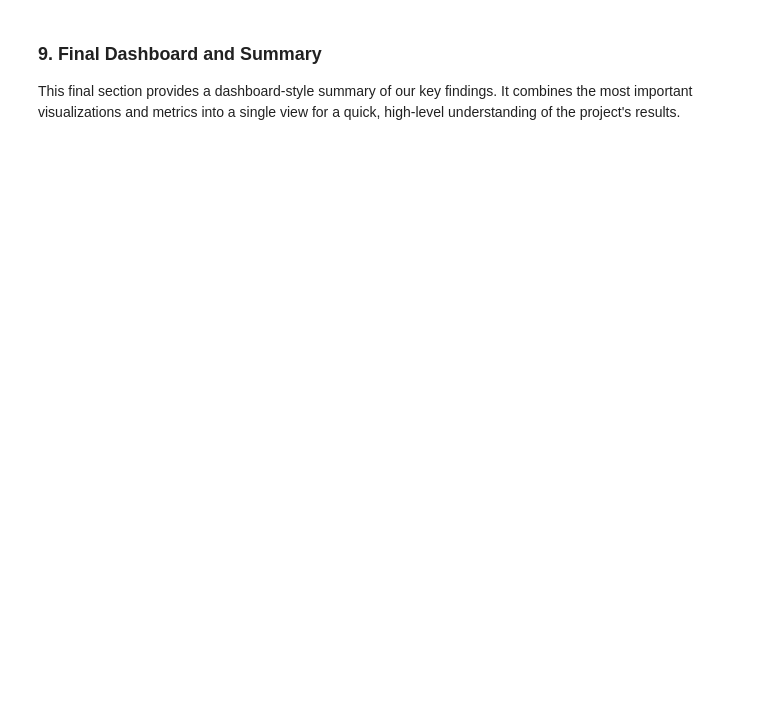
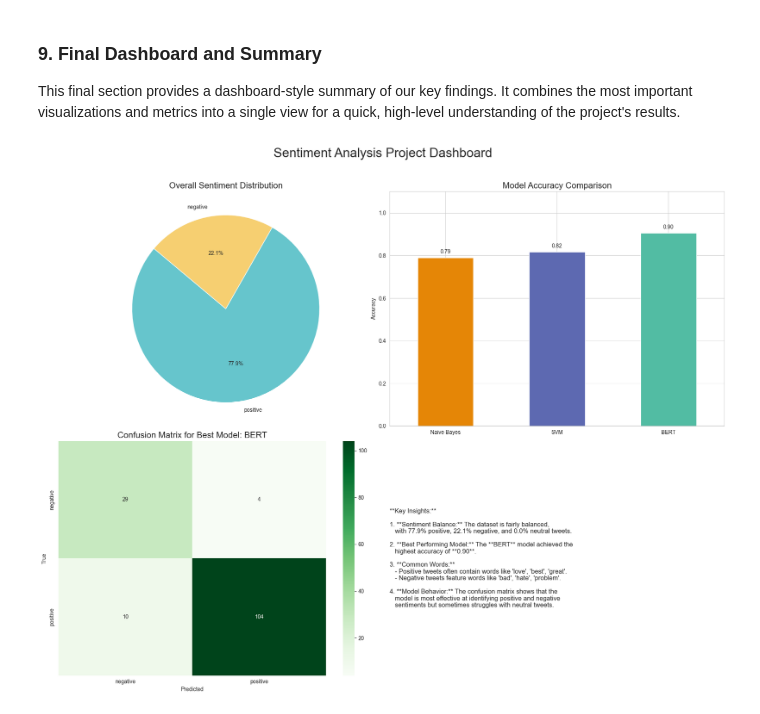
Before and after one commit to mithunadhikari40/social_media_sentiment_analysis, a Jupyter notebook: analysis.ipynb, the cells around one changed output. Cells and saved outputs as stored; diff of their text form; code cells hidden in the pictures; blank space fills up the shorter version.

```diff
--- a/analysis.ipynb
+++ b/analysis.ipynb
@@ -161,7 +211,7 @@ Before we create text representations, we must split our data. This ensures that
 
 if df is not None:
     # Define features (X) and target (y)
-    X = df['cleaned_tweet'] # The cleaned text data
+    X = df['text'] # The cleaned text data
     y = df['sentiment']   # The sentiment labels
 
     # Perform the split
@@ -548,57 +662,101 @@ plt.show()
 
 This final section provides a dashboard-style summary of our key findings. It combines the most important visualizations and metrics into a single view for a quick, high-level understanding of the project's results.
 # %%
+from itertools import cycle
+
+# Convert Plotly rgb() strings to Matplotlib RGBA
+def rgb_to_mpl(rgb_str):
+    rgb = [int(x) for x in rgb_str.strip('rgb()').split(',')]
+    return tuple([v/255 for v in rgb])
+
+
 # Create a figure with subplots for the dashboard
 fig, axes = plt.subplots(2, 2, figsize=(18, 14))
 fig.suptitle('Sentiment Analysis Project Dashboard', fontsize=24, y=1.02)
 
 # 1. Sentiment Distribution (Pie Chart)
 sentiment_counts = df['sentiment'].value_counts()
-axes[0, 0].pie(sentiment_counts, labels=sentiment_counts.index, autopct='%1.1f%%', startangle=140, colors=px.colors.qualitative.Pastel)
+pastel_colors = [rgb_to_mpl(c) for c in px.colors.qualitative.Pastel]
+
+# Create a color cycle
+color_cycle = cycle(pastel_colors)
+
+# Assign a color to each slice
+slice_colors = [next(color_cycle) for _ in range(len(sentiment_counts))]
+
+# Plot pie chart with cycled colors
+axes[0, 0].pie(
+    sentiment_counts,
+    labels=sentiment_counts.index,
+    autopct='%1.1f%%',
+    startangle=140,
+    colors=slice_colors
+)
+
 axes[0, 0].set_title('Overall Sentiment Distribution', fontsize=16)
 
 # 2. Model Performance Comparison (Bar Chart)
-results_df['Accuracy'].plot(kind='bar', ax=axes[0, 1], color=px.colors.qualitative.Vivid)
+vivid_colors = [rgb_to_mpl(c) for c in px.colors.qualitative.Vivid]
+
+color_cycle = cycle(vivid_colors)
+
+
+results_df['Accuracy'].plot(
+    kind='bar',
+    ax=axes[0, 1],
+    color=[next(color_cycle) for _ in range(len(results_df))]
+)
 axes[0, 1].set_title('Model Accuracy Comparison', fontsize=16)
 axes[0, 1].set_ylabel('Accuracy')
 axes[0, 1].tick_params(axis='x', rotation=0)
 axes[0, 1].set_ylim(0, 1.1)
 for i, v in enumerate(results_df['Accuracy']):
     axes[0, 1].text(i, v + 0.02, f'{v:.2f}', ha='center')
 
 # 3. Confusion Matrix of the Best Model (SVM)
 best_model_name = results_df['Accuracy'].idxmax()
 y_pred_best = models[best_model_name]
 cm = confusion_matrix(y_test, y_pred_best, labels=class_labels)
 sns.heatmap(cm, annot=True, fmt='d', cmap='Greens', xticklabels=class_labels, yticklabels=class_labels, ax=axes[1, 0])
 axes[1, 0].set_title(f'Confusion Matrix for Best Model: {best_model_name}', fontsize=16)
 axes[1, 0].set_xlabel('Predicted')
 axes[1, 0].set_ylabel('True')
 
 # 4. Key Insights (Text)
 axes[1, 1].axis('off') # Hide the axes for the text block
-insights = f"""\n
-**Key Insights:**\n\n
-1. **Sentiment Balance:** The dataset is fairly balanced,\n
-   with {pos_pct:.1f}% positive, {neg_pct:.1f}% negative, and {neu_pct:.1f}% neutral tweets.\n\n
-2. **Best Performing Model:** The **{best_model}** model achieved the\n
-   highest accuracy of **{best_acc:.2f}**.\n\n
-3. **Common Words:**\n
-   - Positive tweets often contain words like 'love', 'best', 'great'.\n
-   - Negative tweets feature words like 'bad', 'hate', 'problem'.\n\n
-4. **Model Behavior:** The confusion matrix shows that the\n
-   model is most effective at identifying positive and negative\n
+
+
+# Calculate percentages
+pos_pct = sentiment_counts.get('positive', 0) / len(df) * 100
+neg_pct = sentiment_counts.get('negative', 0) / len(df) * 100
+neu_pct = sentiment_counts.get('neutral', 0) / len(df) * 100
+best_acc = results_df['Accuracy'].max()
+best_model = best_model_name
+
+insights = f"""
+**Key Insights:**
+
+1. **Sentiment Balance:** The dataset is fairly balanced,
+   with {pos_pct:.1f}% positive, {neg_pct:.1f}% negative, and {neu_pct:.1f}% neutral tweets.
+
+2. **Best Performing Model:** The **{best_model}** model achieved the
+   highest accuracy of **{best_acc:.2f}**.
+
+3. **Common Words:**
+   - Positive tweets often contain words like 'love', 'best', 'great'.
+   - Negative tweets feature words like 'bad', 'hate', 'problem'.
+
+4. **Model Behavior:** The confusion matrix shows that the
+   model is most effective at identifying positive and negative
    sentiments but sometimes struggles with neutral tweets.
-""".format(
-    pos_pct=sentiment_counts.get('positive', 0) / len(df) * 100,
-    neg_pct=sentiment_counts.get('negative', 0) / len(df) * 100,
-    neu_pct=sentiment_counts.get('neutral', 0) / len(df) * 100,
-    best_model=best_model_name,
-    best_acc=results_df['Accuracy'].max()
-)
+"""
+
+
 axes[1, 1].text(0, 0.5, insights, va='center', fontsize=12, wrap=True)
 
 # Adjust layout and save the dashboard
 plt.tight_layout()
 plt.savefig('plots/final_dashboard.png')
 plt.show()
+# %% [output]
+[figure, added]
```
Also changed, not shown: parts of 14 cells of this notebook, 10 other files.
